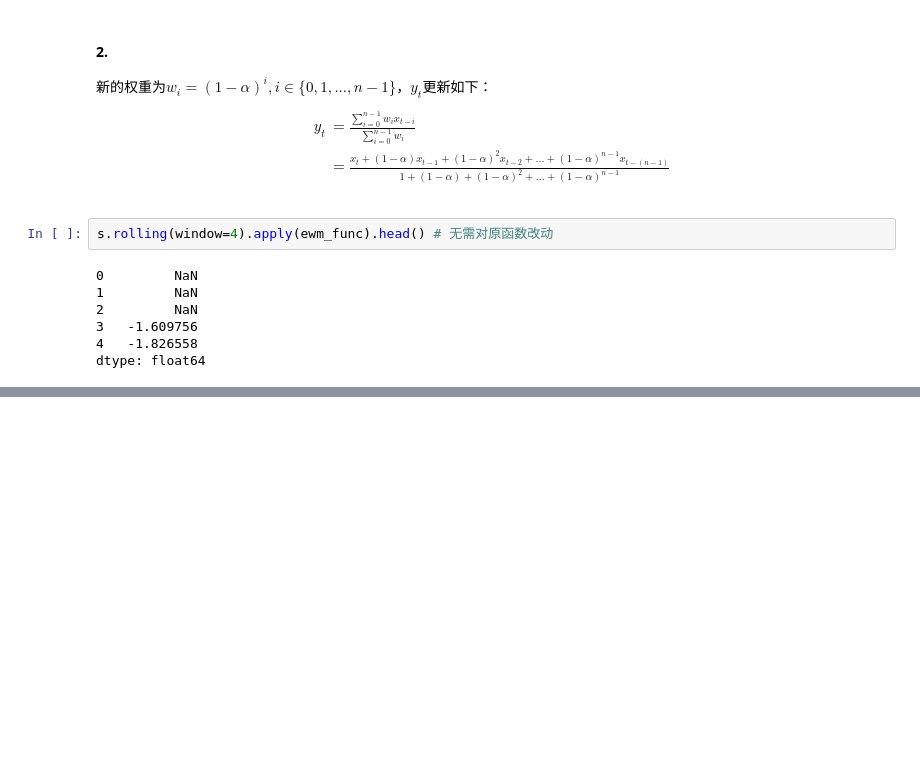
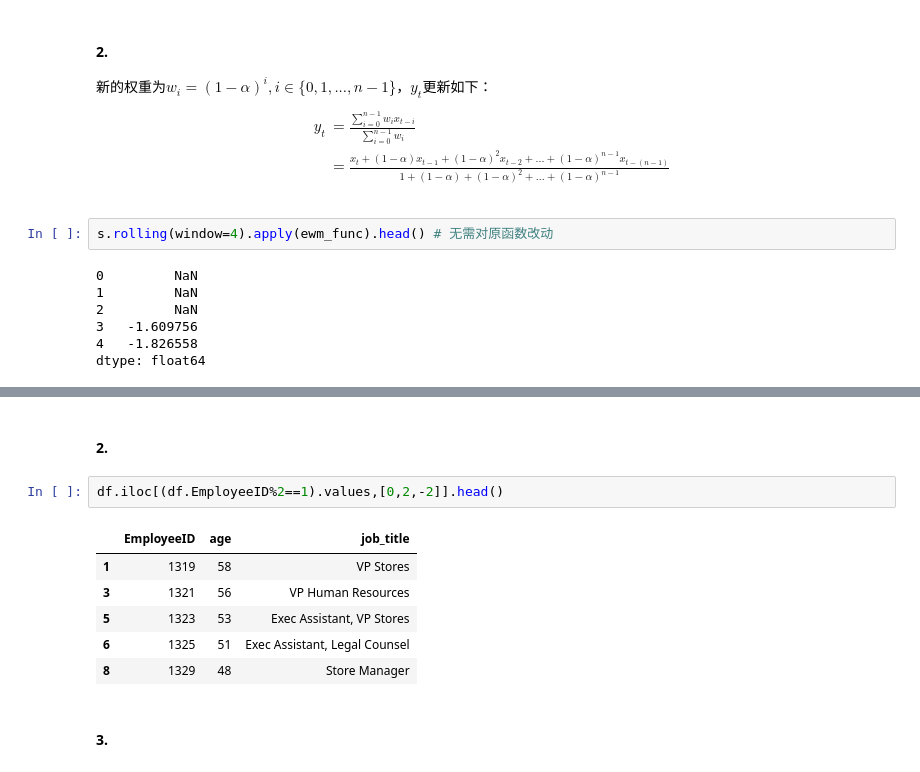
Before and after one commit to datawhalechina/joyful-pandas, a Jupyter notebook: notebook/参考答案.ipynb, the cells around one changed output, grey strips where cells are left out. Cells and saved outputs as stored; diff of their text form; blank space fills up the shorter version.

```diff
--- a/notebook/参考答案.ipynb
+++ b/notebook/参考答案.ipynb
@@ -199,0 +220,13 @@ dtype: float64
+# %% [markdown]
+#### 2.
+# %%
+df.iloc[(df.EmployeeID%2==1).values,[0,2,-2]].head()
+# %% [output]
+|  | EmployeeID | age | job_title |
+| 1 | 1319 | 58 | VP Stores |
+| 3 | 1321 | 56 | VP Human Resources |
+| 5 | 1323 | 53 | Exec Assistant, VP Stores |
+| 6 | 1325 | 51 | Exec Assistant, Legal Counsel |
+| 8 | 1329 | 48 | Store Manager |
+# %% [markdown]
+#### 3.
```
Also changed, not shown: parts of 37 cells of this notebook, 35 other files.
